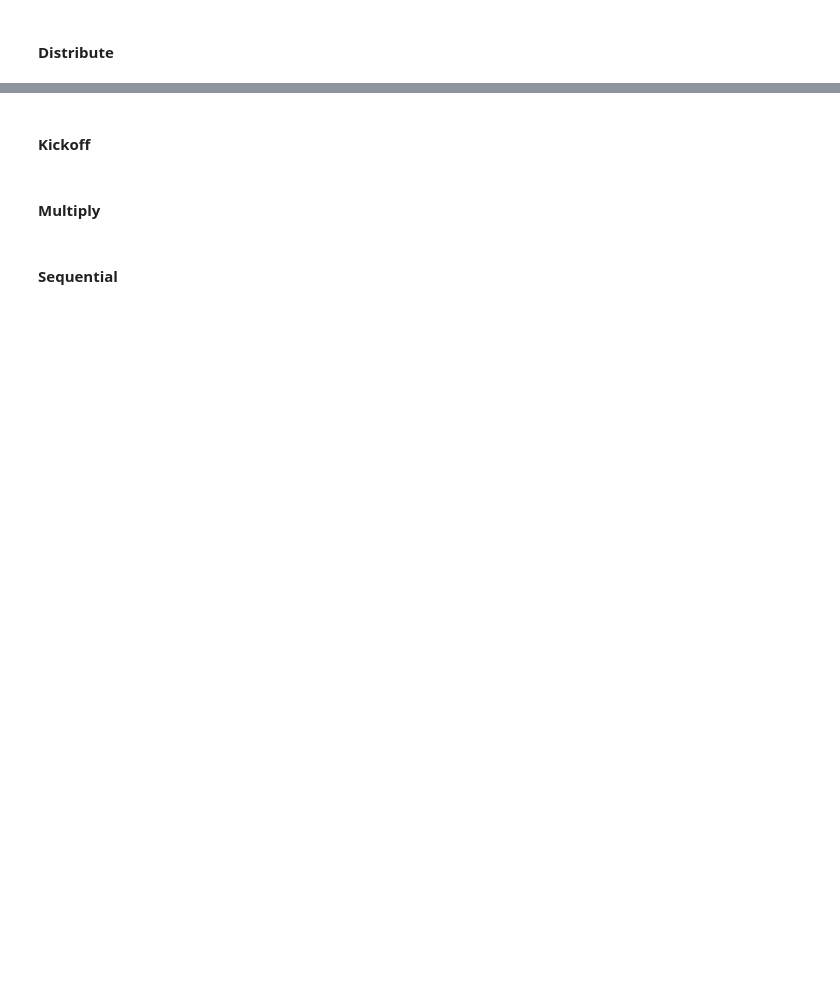
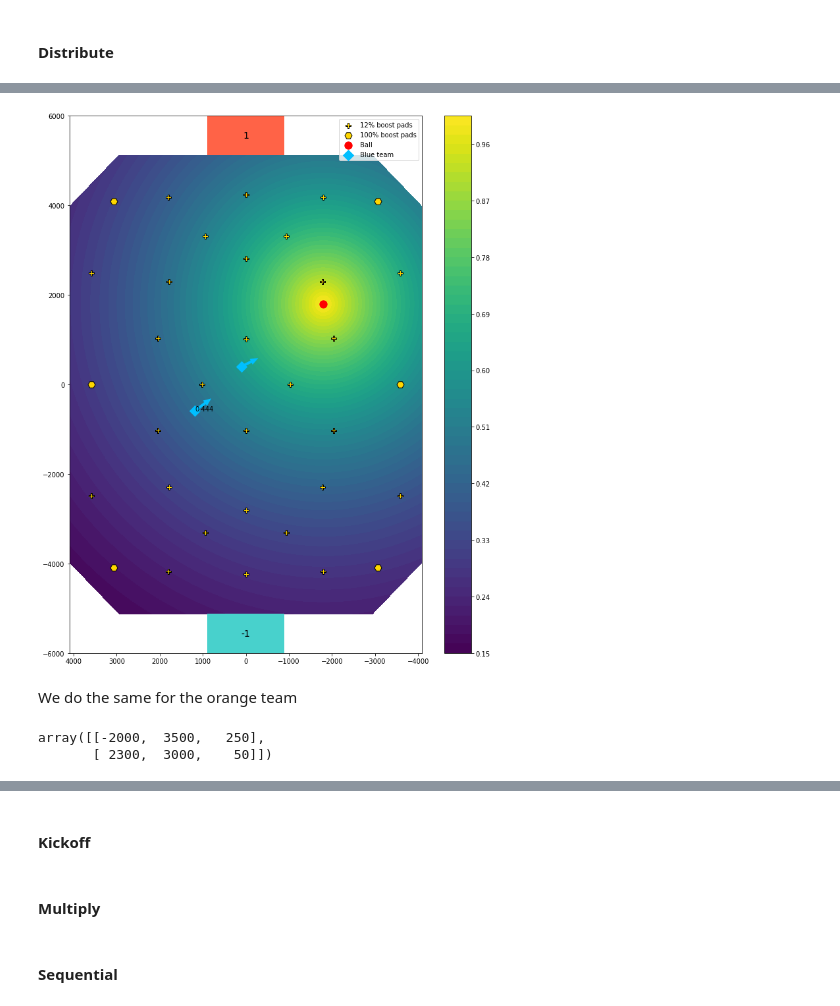
Before and after one commit to Enkhai/lucy-utils, a Jupyter notebook: examples/16_reward_shaping/analysis.ipynb, the cells around one changed output, grey strips where cells are left out. Drawn from its saved outputs; the diff is of its cells as text; code cells hidden in the pictures; blank space fills up the shorter version.

```diff
--- a/examples/16_reward_shaping/analysis.ipynb
+++ b/examples/16_reward_shaping/analysis.ipynb
@@ -784,0 +825,16 @@ This makes sense, since at the end and start of each step change, the rewards (n
+# %%
+plotting.arena_contour(blue_team_zs[1],
+                       ball_position,
+                       player_positions=blue_positions,
+                       player_lin_vels=blue_lin_vels,
+                       player_idx=1
+                      )
+# %% [output]
+[figure, added]
+# %% [markdown]
+We do the same for the orange team
+# %%
+orange_positions
+# %% [output]
+array([[-2000,  3500,   250],
+       [ 2300,  3000,    50]])
```
Also changed, not shown: parts of 30 cells of this notebook, 1 other file.
